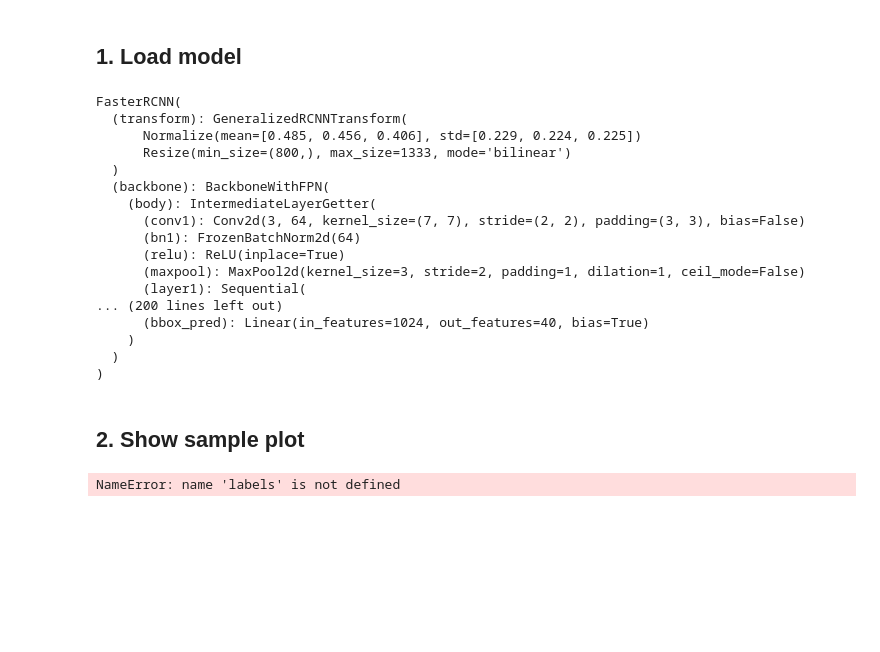
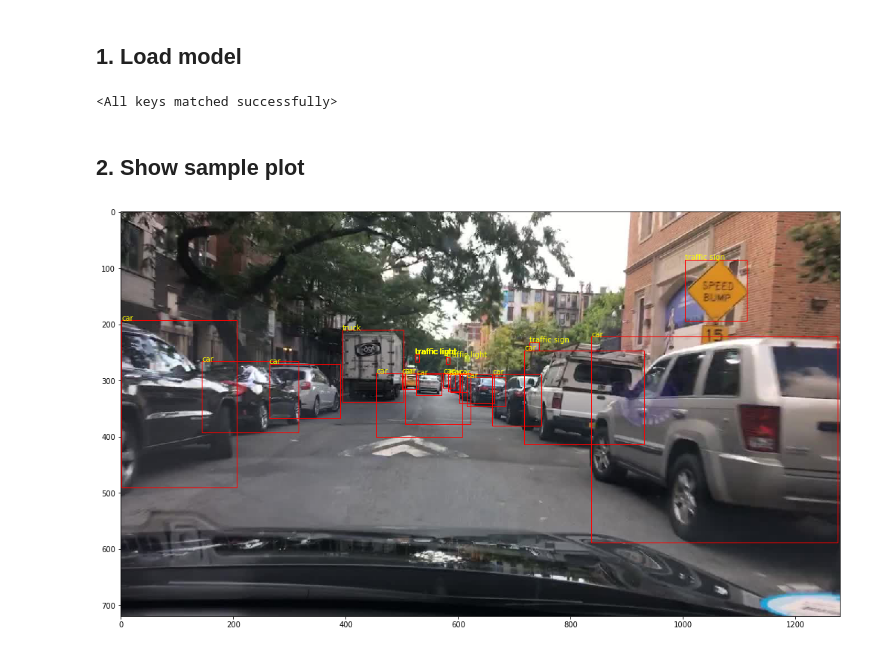
Before and after one commit to JiqianDong/BDD-100-CV, a Jupyter notebook: inference_fastercnn.ipynb, the cells around one changed output. Drawn from its saved outputs; the diff is of its cells as text; code cells hidden in the pictures; blank space fills up the shorter version.

```diff
--- a/inference_fastercnn.ipynb
+++ b/inference_fastercnn.ipynb
@@ -17,6 +17,7 @@ classes = {
     "train": 8,
     "rider": 9,
 }
+class_2_name = dict([(value, key) for key, value in classes.items()])
 
 num_classes = len(classes)
 # %% [markdown]
@@ -31,39 +32,23 @@ def get_model(num_classes):
 # %%
 model = get_model(num_classes)
 # %%
-checkpoint = torch.load('saved_models/bdd100k_15.pth')
+checkpoint = torch.load('saved_models/bdd100k_24.pth')
 model.load_state_dict(checkpoint['model'])
 #optimizer.load_state_dict(checkpoint['optimizer_state_dict'])
 #epoch = checkpoint['epoch']
-model.eval()
+# model.eval()
 # %% [output]
-FasterRCNN(
-  (transform): GeneralizedRCNNTransform(
-      Normalize(mean=[0.485, 0.456, 0.406], std=[0.229, 0.224, 0.225])
-      Resize(min_size=(800,), max_size=1333, mode='bilinear')
-  )
-  (backbone): BackboneWithFPN(
-    (body): IntermediateLayerGetter(
-      (conv1): Conv2d(3, 64, kernel_size=(7, 7), stride=(2, 2), padding=(3, 3), bias=False)
-      (bn1): FrozenBatchNorm2d(64)
-      (relu): ReLU(inplace=True)
-      (maxpool): MaxPool2d(kernel_size=3, stride=2, padding=1, dilation=1, ceil_mode=False)
-      (layer1): Sequential(
-... (200 lines left out)
-      (bbox_pred): Linear(in_features=1024, out_features=40, bias=True)
-    )
-  )
-)
+<All keys matched successfully>
 # %% [markdown]
 ## 2. Show sample plot
 # %%
-def get_preds(idx,img_datalist):
+def get_preds(idx,img_datalist,threshold):
     im0 = Image.open(img_datalist[idx])
     im0_tensor = torchvision.transforms.ToTensor()(im0)
     pred = model([im0_tensor])
     total_preds = []
     for n,confidence in enumerate(pred[0]['scores']):
-        if confidence>0.75:
+        if confidence>threshold:
             pred_update = {}
             pred_update['boxes'] = pred[0]['boxes'][n]
             pred_update['labels'] = pred[0]['labels'][n]
@@ -72,20 +57,20 @@ def get_preds(idx,img_datalist):
     return im0,total_preds
 # %%
 def plot_from_image_preds(img,total_preds):
-    fig,ax = plt.subplots(1)
+    fig,ax = plt.subplots(1,figsize=(20,10))
     for i in range(len(total_preds)):
         xy = total_preds[i]['boxes'][0],total_preds[i]['boxes'][1]
         width = total_preds[i]['boxes'][2]-total_preds[i]['boxes'][0]
         height = total_preds[i]['boxes'][3]-total_preds[i]['boxes'][1]
         rect = patches.Rectangle(xy,width,height,linewidth=1,edgecolor='r',facecolor='none')
-        ax.text(xy[0],xy[1],classes[total_preds[i]['labels'].item()])
+        ax.text(xy[0],xy[1],class_2_name[total_preds[i]['labels'].item()])
         ax.add_patch(rect)
     ax.imshow(img)
 # %%
 with open("datalists/bdd100k_val_images_path.txt", "rb") as fp:
     val_img_paths = pickle.load(fp)
 # %%
-im, total_preds = get_preds(1,val_img_paths)
+im, total_preds = get_preds(12,val_img_paths,0.6)
 plot_from_image_preds(im,total_preds)
 # %% [output]
-NameError: name 'labels' is not defined
+[figure, added]
```
Also changed, not shown: 6 other files.
